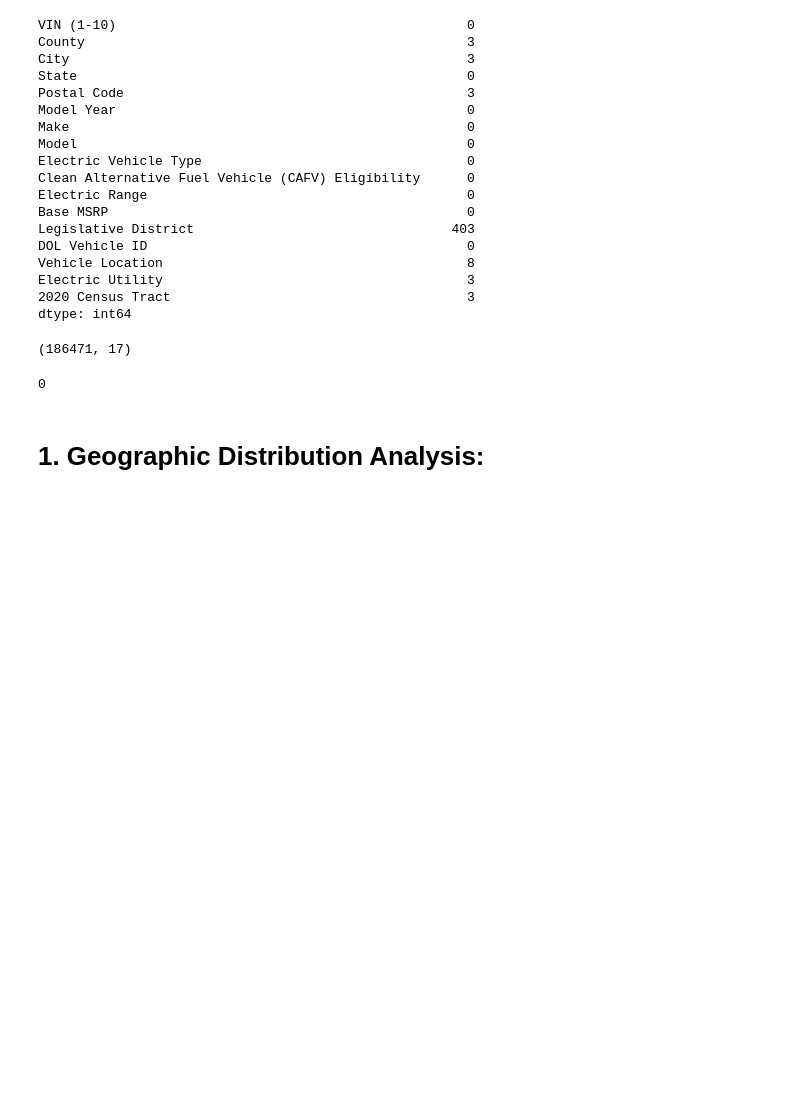
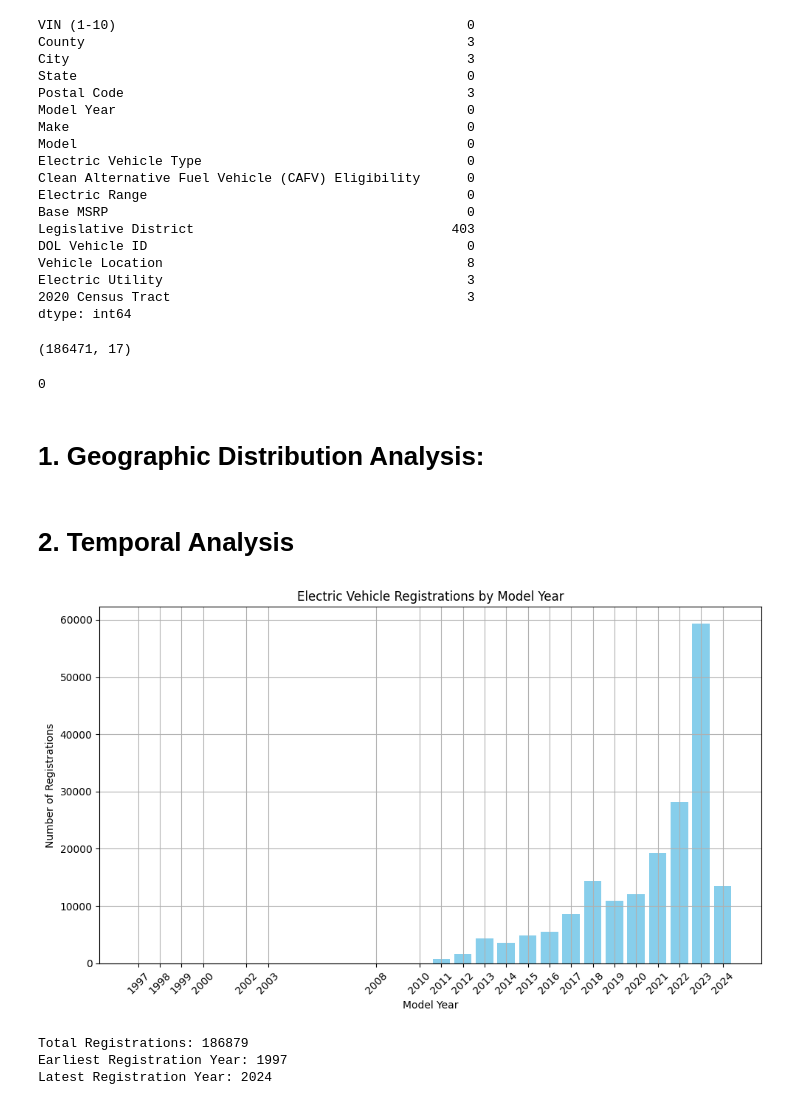
Before and after one commit to GDharan10/Project9_HorseRacePrediction, a Jupyter notebook: ElectricVehicleAnalysis_WA.ipynb, the cells around one changed output. Saved outputs shown, nothing was run; the diff lists cells and outputs as text; code cells hidden in the pictures; blank space fills up the shorter version.

```diff
--- a/ElectricVehicleAnalysis_WA.ipynb
+++ b/ElectricVehicleAnalysis_WA.ipynb
@@ -118,5 +120,53 @@ df.shape
 df.duplicated().sum()
 # %% [output]
 0
+# %%
+# Parse the 'Vehicle Location' WKT format to extract coordinates
+df['Vehicle Location'] = df['Vehicle Location'].apply(lambda loc: loads(loc))
+
+# Extract latitude and longitude from Vehicle Location
+df['Latitude'] = df['geometry'].apply(lambda geom: geom.y)
+df['Longitude'] = df['geometry'].apply(lambda geom: geom.x)
 # %% [markdown]
 # **1. Geographic Distribution Analysis:**
+# %% [markdown]
+# **2. Temporal Analysis**
+# %%
+import pandas as pd
+import matplotlib.pyplot as plt
+
+# Assuming your dataset is loaded into a DataFrame called 'df'
+# Replace 'df' with your actual DataFrame variable name
+
+# Sample data preparation (assuming 'Model Year' column exists)
+data = df[['Model Year']]
+
+# Clean the data: Drop rows with missing Model Year values (if any)
+data = data.dropna(subset=['Model Year'])
+
+# Analysis: Plot registrations by model year
+registrations_by_year = data['Model Year'].value_counts().sort_index()
+
+plt.figure(figsize=(10, 6))
+plt.bar(registrations_by_year.index, registrations_by_year.values, color='skyblue')
+plt.xlabel('Model Year')
+plt.ylabel('Number of Registrations')
+plt.title('Electric Vehicle Registrations by Model Year')
+plt.grid(True)
+plt.xticks(registrations_by_year.index, rotation=45)
+plt.tight_layout()
+plt.show()
+
+# Calculate basic statistics
+total_registrations = registrations_by_year.sum()
+earliest_year = registrations_by_year.index.min()
+latest_year = registrations_by_year.index.max()
+
+print(f"Total Registrations: {total_registrations}")
+print(f"Earliest Registration Year: {earliest_year}")
+print(f"Latest Registration Year: {latest_year}")
+# %% [output]
+[figure, added]
+Total Registrations: 186879
+Earliest Registration Year: 1997
+Latest Registration Year: 2024
```
Also changed, not shown: parts of 9 cells of this notebook.
